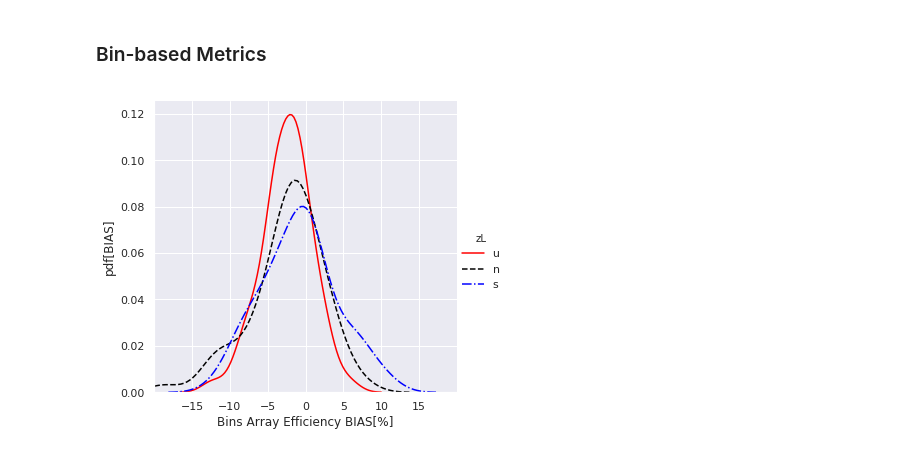
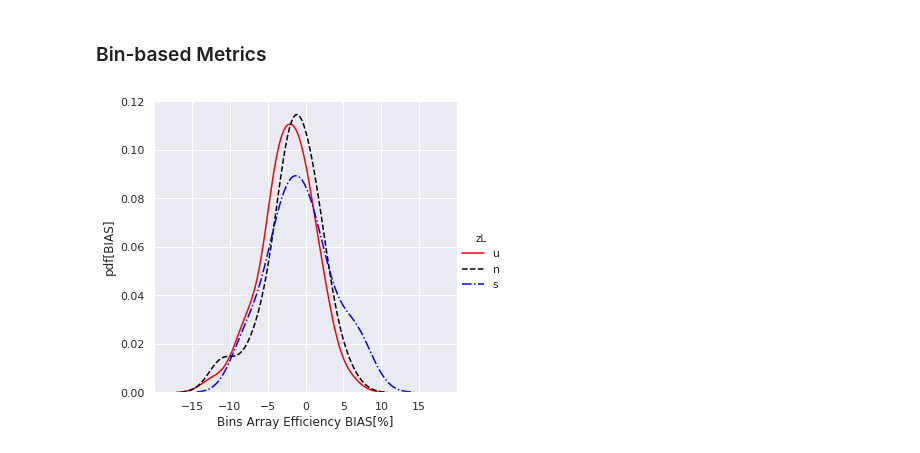
Before and after one commit to CENER-EPR/OWAbench, a Jupyter notebook: OWA_Wake_Modelling_Challenge.ipynb, the cells around one changed output. Cells and saved outputs as stored; diff of their text form; code cells hidden in the pictures.

```diff
--- a/OWA_Wake_Modelling_Challenge.ipynb
+++ b/OWA_Wake_Modelling_Challenge.ipynb
@@ -137,16 +134,18 @@ ax[0].set_ylabel('');
 # %% [markdown]
 ### Bin-based Metrics
 # %%
+Nmin = 25
 # Distribution of bins errors
 label = '23_ensemble_ensemble _ensemble_meso_wt' # select simulation to plot
-data = metrics_bins_long.loc[metrics_bins_long['Label'] == label]
+data = metrics_bins_long[metrics_bins_long['N']>Nmin] # select bins with at least Nmin samples
+data = data.loc[data['Label'] == label]
 d = {'color': ['r', 'k', 'b'], 'ls' : ['-','--','-.']}
 with sns.axes_style("darkgrid"):
     ax1 = sns.FacetGrid(data, hue='zL', height = 5, hue_kws=d) #col = 'site'
     ax1 = (ax1.map(sns.kdeplot, "BIAS[%]",shade=False))
     ax1 = (ax1.set_axis_labels("Bins Array Efficiency BIAS[%]", "pdf[BIAS]")
           .set(xlim=(-20, 20),xticks=[-15,-10,-5,0,5,10,15])
           .add_legend())
     #plt.title(label)
 # %% [output]
-[figure, old version]
+[figure, new version]
```
Also changed, not shown: parts of 6 cells of this notebook, 15 other files.
